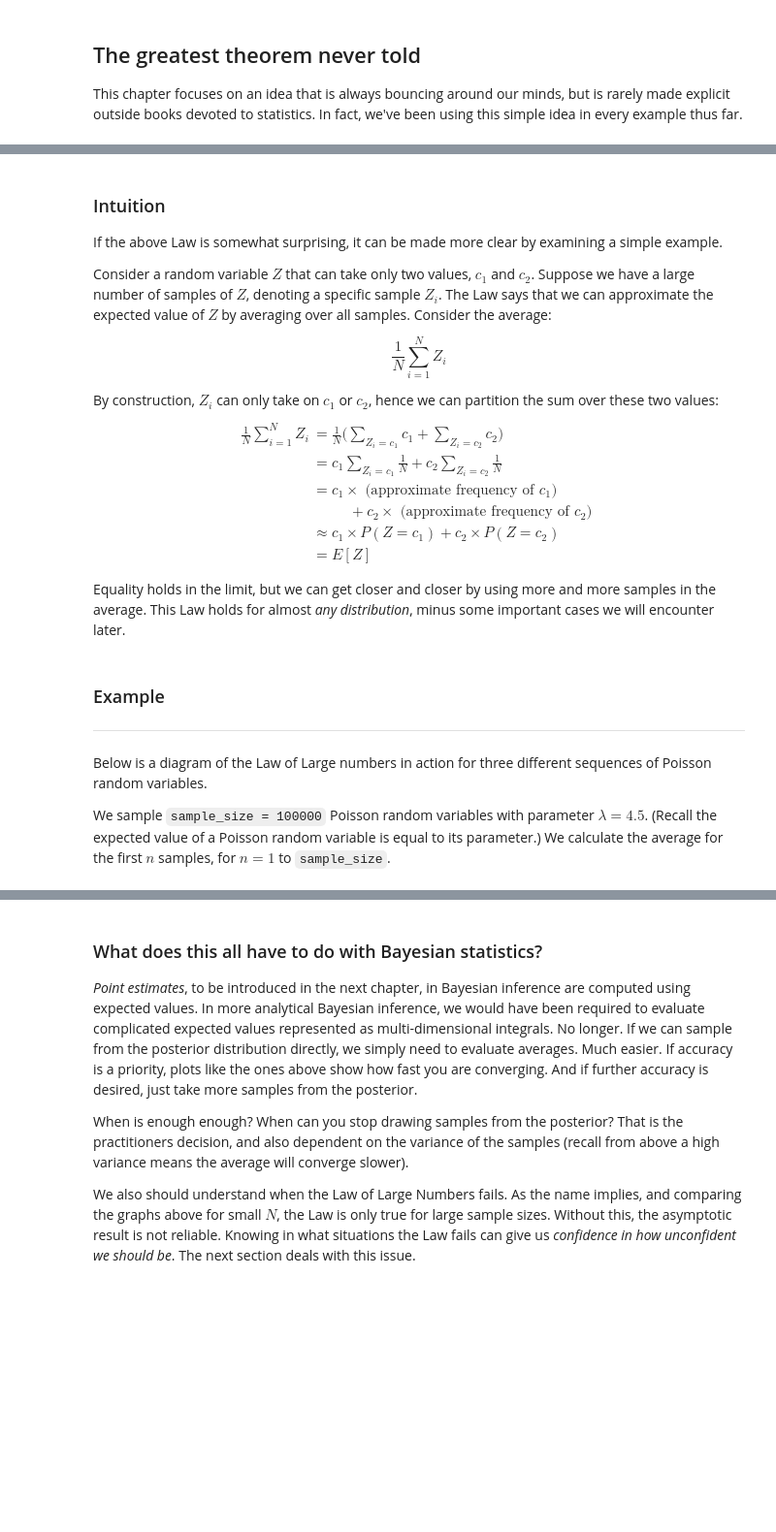
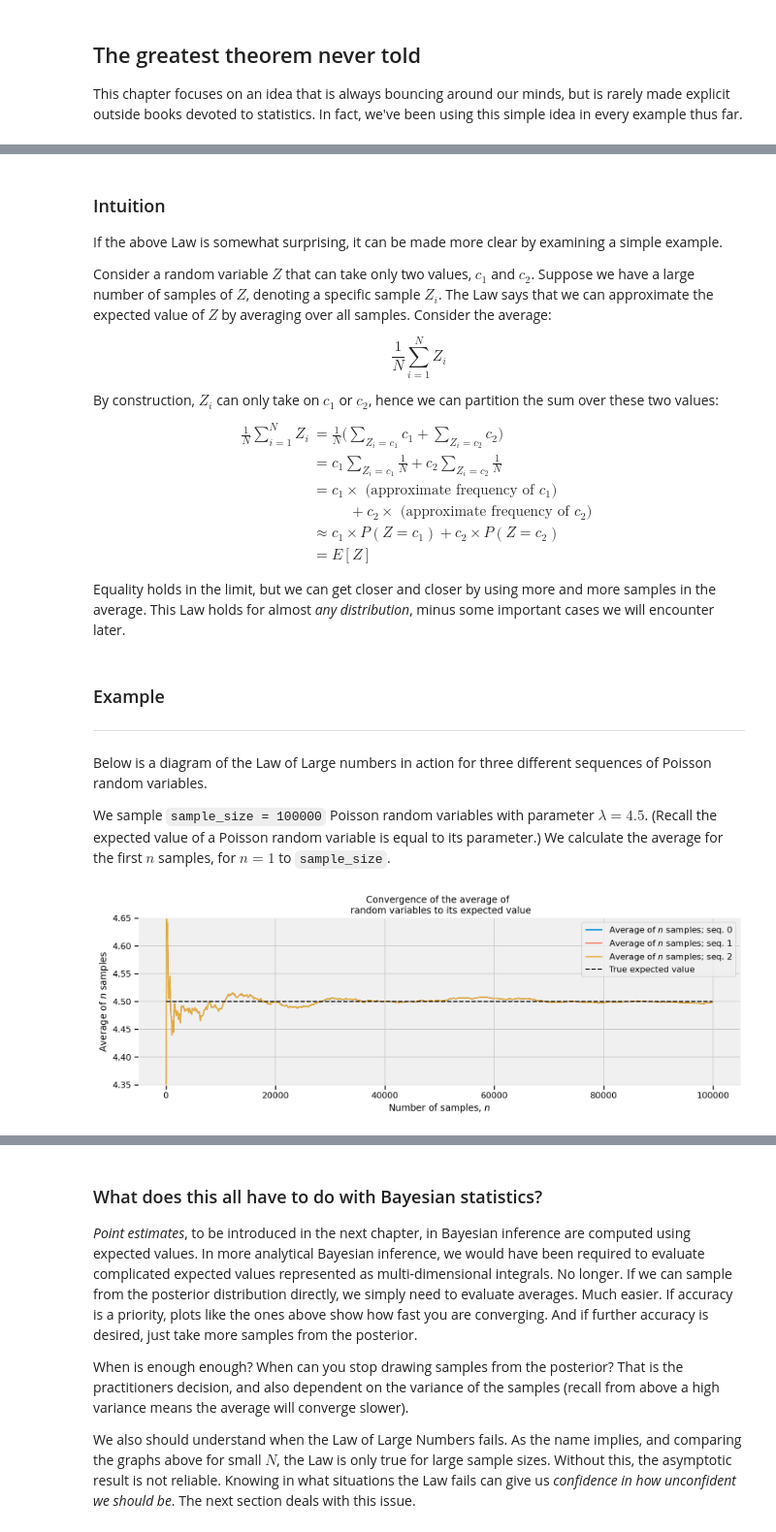
Before and after one commit to polars-stats/PPBMH, a Jupyter notebook: Chapter_4.ipynb, the cells around one changed output, grey strips where cells are left out. Shown at 97% size. Saved outputs shown, nothing was run; the diff lists cells and outputs as text; code cells hidden in the pictures; blank space fills up the shorter version.

```diff
--- a/Chapter_4.ipynb
+++ b/Chapter_4.ipynb
@@ -165,13 +134,13 @@ If the above Law is somewhat surprising,  it can be made more clear by examining
 Consider a random variable $Z$ that can take only two values, $c_1$ and $c_2$. Suppose we have a large number of samples of $Z$, denoting a specific sample $Z_i$. The Law says that we can approximate the expected value of $Z$ by averaging over all samples. Consider the average:
 
 
-$$ \frac{1}{N} \sum_{i=1}^N Z_i $$
+$$ \frac{1}{N} \sum_{i = 1}^N Z_i $$
 
 
 By construction, $Z_i$ can only take on $c_1$ or $c_2$, hence we can partition the sum over these two values:
 $$
 \begin{align}
-\frac{1}{N} \sum_{i=1}^N Z_i & =\frac{1}{N} \big(  \sum_{ Z_i = c_1}c_1 + \sum_{Z_i=c_2}c_2 \big) \\
+\frac{1}{N} \sum_{i = 1}^N Z_i & =\frac{1}{N} \big(  \sum_{ Z_i = c_1}c_1 + \sum_{Z_i = c_2}c_2 \big) \\
 & = c_1 \sum_{ Z_i = c_1}\frac{1}{N} + c_2 \sum_{ Z_i = c_2}\frac{1}{N} \\
 & = c_1 \times \text{ (approximate frequency of $c_1$) } \\
 & \;\;\;\;\;\;\;\;\; + c_2 \times \text{ (approximate frequency of $c_2$) } \\
@@ -188,26 +157,29 @@ ____
 
 Below is a diagram of the Law of Large numbers in action for three different sequences of Poisson random variables.
 
- We sample `sample_size = 100000` Poisson random variables with parameter $\lambda = 4.5$. (Recall the expected value of a Poisson random variable is equal to its parameter.) We calculate the average for the first $n$ samples, for $n=1$ to `sample_size`.
+ We sample `sample_size = 100000` Poisson random variables with parameter $\lambda = 4.5$. (Recall the expected value of a Poisson random variable is equal to its parameter.) We calculate the average for the first $n$ samples, for $n = 1$ to `sample_size`.
 # %%
 sample_size = 100000
 expected_value = lambda_val = 4.5
-N_samples = np.arange(start = 1, stop = sample_size, step = 100)
+N_samples = arange(1, sample_size, 100)
 
 plt.figure(figsize(12.5, 4))
 for k in range(3):
-    samples = Poisson(rate = lambda_val).sample(sample_shape = sample_size)
-    partial_average = [np.mean(samples[:i]) for i in N_samples]
-    plt.plot(N_samples, partial_average, lw=1.5, label=f"Average of $n$ samples; seq. {k}")
+    key = random.PRNGKey(0)
+    samples = poisson(key, lambda_val, shape = (sample_size,))
+    partial_average = array([mean(samples[:i]) for i in N_samples])
+    plt.plot(N_samples, partial_average, lw = 1.5, label = f"Average of $n$ samples; seq. {k}")
 
-plt.plot(N_samples, expected_value * np.ones_like(partial_average),
-         ls='--', label="True expected value", c='k')
+plt.plot(N_samples, expected_value * ones_like(partial_average),
+         ls = '--', label = "True expected value", c = 'k')
 
 plt.ylim(4.35, 4.65)
 plt.title("Convergence of the average of \n random variables to its expected value")
 plt.ylabel("Average of $n$ samples")
 plt.xlabel("Number of samples, $n$")
 plt.legend();
+# %% [output]
+[figure, added]
 # %% [markdown]
 Looking at the above plot, it is clear that when the sample size is small, there is greater variation in the average (compare how *jagged and jumpy* the average is initially, then *smooths* out). All three paths *approach* the value 4.5, but just flirt with it as $N$ gets large. Mathematicians and statistician have another name for *flirting*: convergence.
 
```
Also changed, not shown: parts of 26 cells of this notebook.
